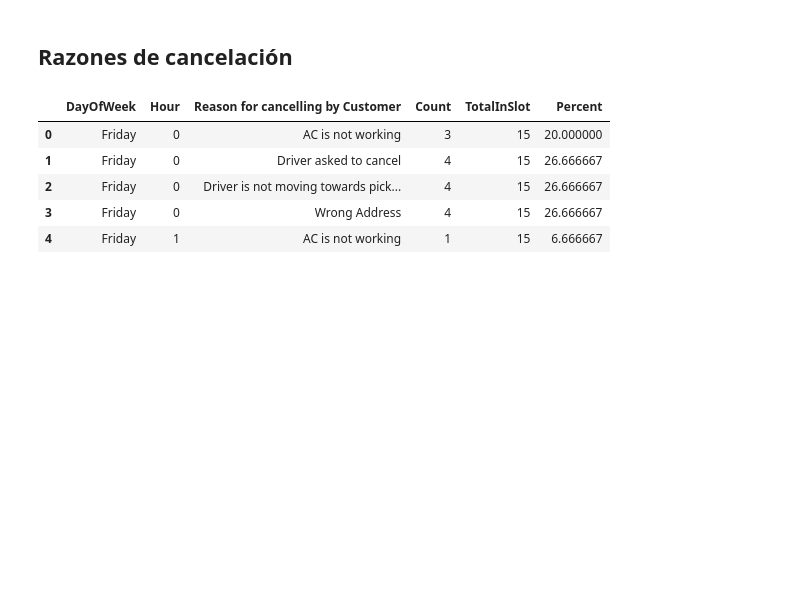
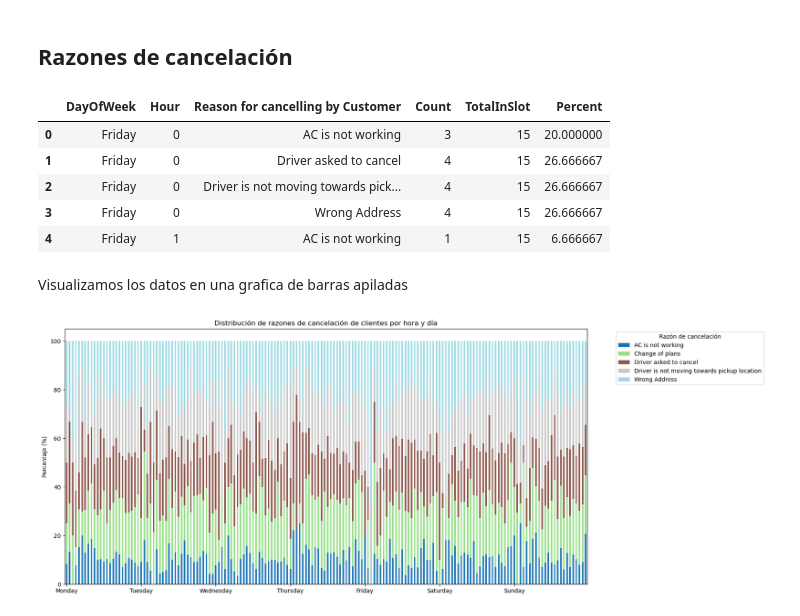
Before and after one commit to yaynun0/analisis-descriptivo-uber, a Jupyter notebook: Analisis descriptivo.ipynb, the cells around one changed output. Cells and saved outputs as stored; diff of their text form; code cells hidden in the pictures; blank space fills up the shorter version.

Commit message:
Razones de cancelación

```diff
--- a/Analisis descriptivo.ipynb
+++ b/Analisis descriptivo.ipynb
@@ -94,3 +94,42 @@ grouped_reasons.head()
 | 2 | Friday | 0 | Driver is not moving towards pick... | 4 | 15 | 26.666667 |
 | 3 | Friday | 0 | Wrong Address | 4 | 15 | 26.666667 |
 | 4 | Friday | 1 | AC is not working | 1 | 15 | 6.666667 |
+# %% [markdown]
+Visualizamos los datos en una grafica de barras apiladas
+# %%
+# Pivot para tener razones como columnas
+pivot_reasons = grouped_reasons.pivot_table(
+    index=["DayOfWeek", "Hour"],
+    columns="Reason for cancelling by Customer",
+    values="Percent",
+    fill_value=0
+)
+
+# Ordenar días de la semana
+days_order = ["Monday", "Tuesday", "Wednesday", "Thursday", "Friday", "Saturday", "Sunday"]
+pivot_reasons = pivot_reasons.reindex(pd.MultiIndex.from_product(
+    [days_order, range(24)], names=["DayOfWeek", "Hour"]
+))
+
+# Hacemos gráfico de barras apiladas
+ax = pivot_reasons.plot(
+    kind="bar", stacked=True, figsize=(18,7), colormap="tab20"
+)
+
+plt.title("Distribución de razones de cancelación de clientes por hora y día")
+plt.ylabel("Porcentaje (%)")
+plt.xlabel("")
+
+# Etiquetas en el eje X solo cada 24 horas (cambio de día)
+num_hours = 24
+ticks = [i*num_hours for i in range(len(days_order))]
+labels = days_order
+
+ax.set_xticks(ticks)
+ax.set_xticklabels(labels, rotation=0)
+
+plt.legend(title="Razón de cancelación", bbox_to_anchor=(1.05, 1), loc='upper left')
+plt.tight_layout()
+plt.show()
+# %% [output]
+[figure, added]
```
Also changed, not shown: parts of 4 cells of this notebook, 1 other file.
